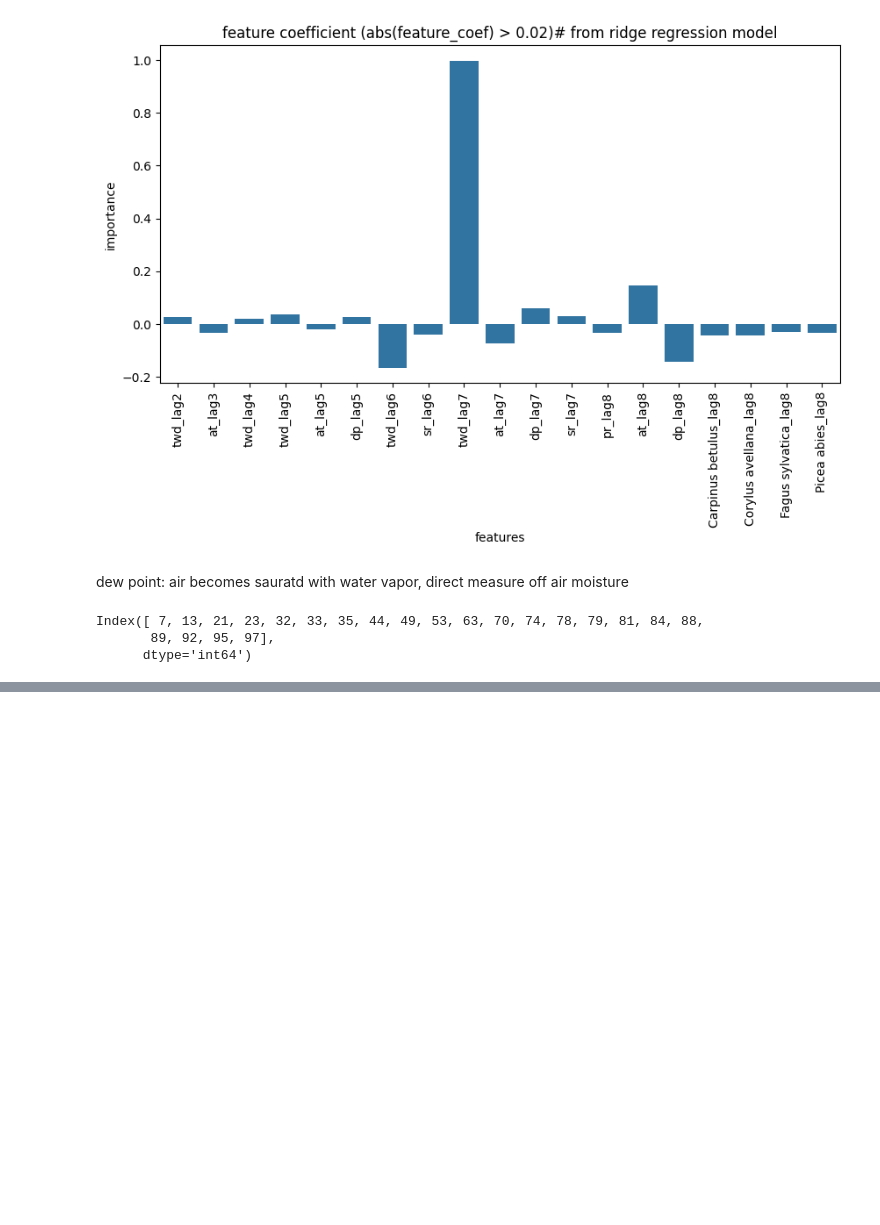
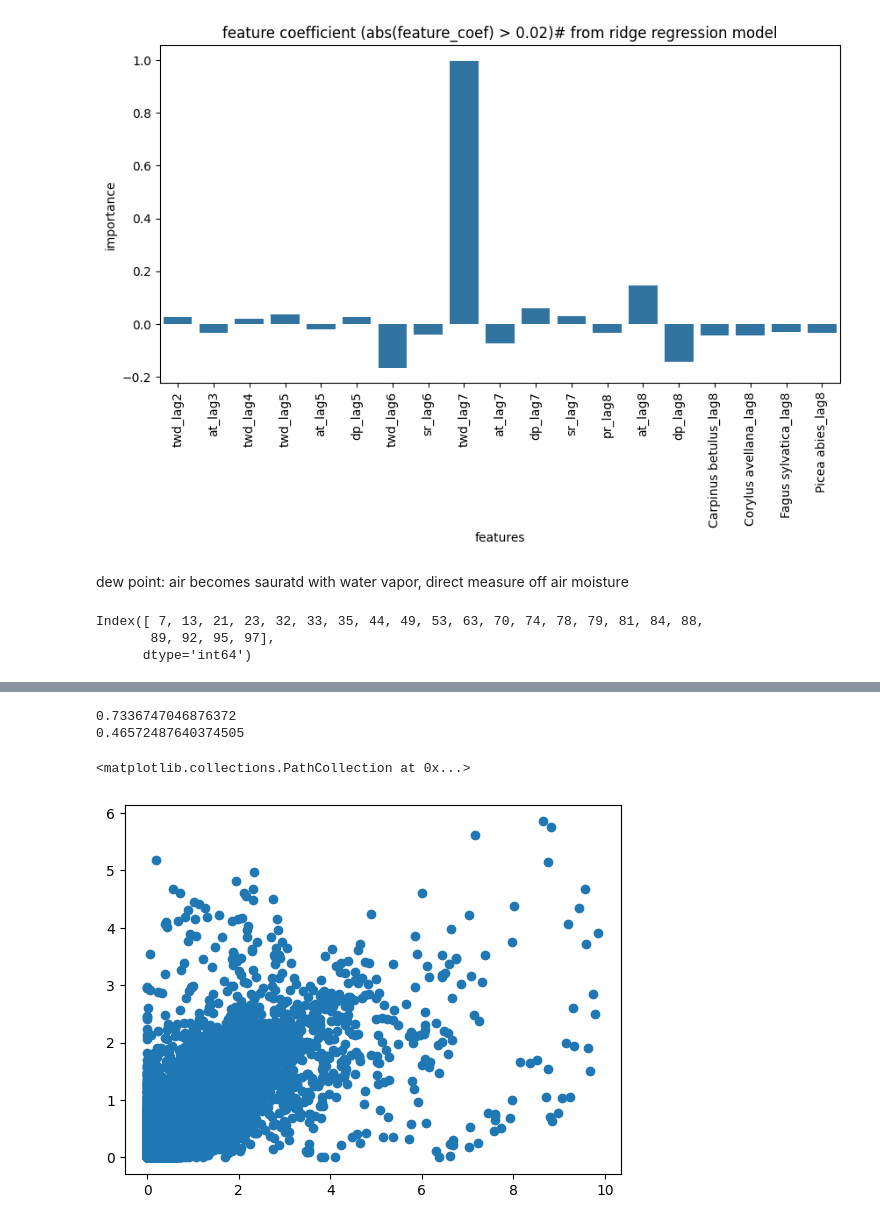
Before and after one commit to PinaColadast/eth-capstone-treewater-deficit, a Jupyter notebook: 02_ridge_non_at_and_at.ipynb, the cells around one changed output, grey strips where cells are left out. Saved outputs shown, nothing was run; the diff lists cells and outputs as text; code cells hidden in the pictures; blank space fills up the shorter version.

```diff
--- a/02_ridge_non_at_and_at.ipynb
+++ b/02_ridge_non_at_and_at.ipynb
@@ -555,0 +620,14 @@ Index([ 7, 13, 21, 23, 32, 33, 35, 44, 49, 53, 63, 70, 74, 78, 79, 81, 84, 88,
+# %%
+rmse_test_at_final = root_mean_squared_error(np.power(2, test_y_final_at)-1,
+                                       utils.clip_and_inverse_log2_transform(test_y_pred_final_at))
+r2_test_at_final = r2_score(np.power(2, test_y_final_at)-1, utils.clip_and_inverse_log2_transform(test_y_pred_final_at))
+
+print(rmse_test_at_final)
+print(r2_test_at_final)
+
+plt.scatter(np.power(2,  test_y_final_at)-1, utils.clip_and_inverse_log2_transform(test_y_pred_final_at))
+# %% [output]
+0.7336747046876372
+0.46572487640374505
+<matplotlib.collections.PathCollection at 0x...>
+[figure, added]
```
Also changed, not shown: parts of 13 cells of this notebook, 2 other files.
